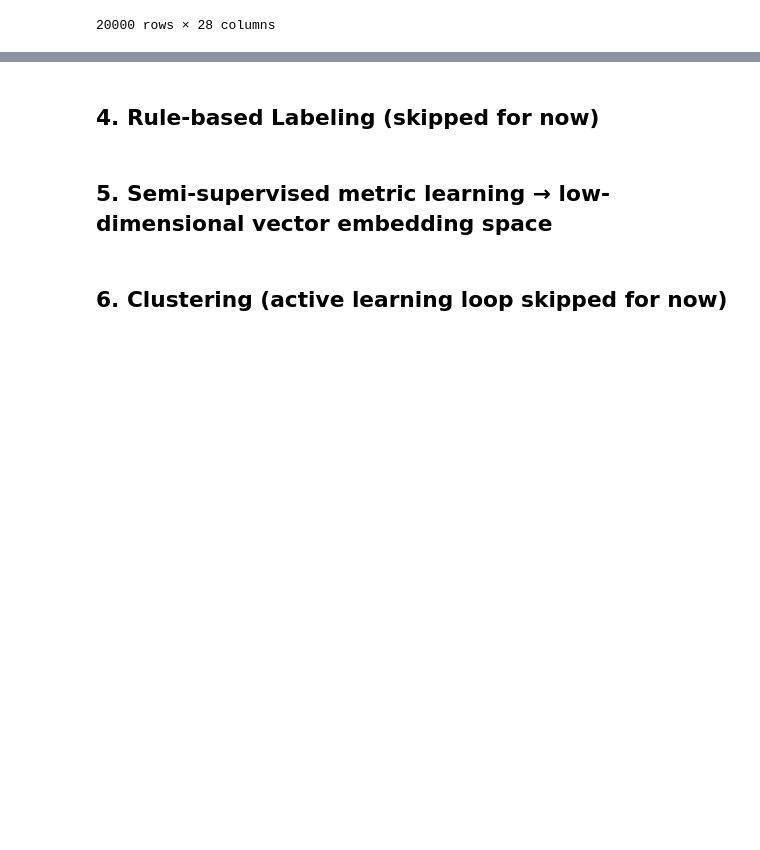
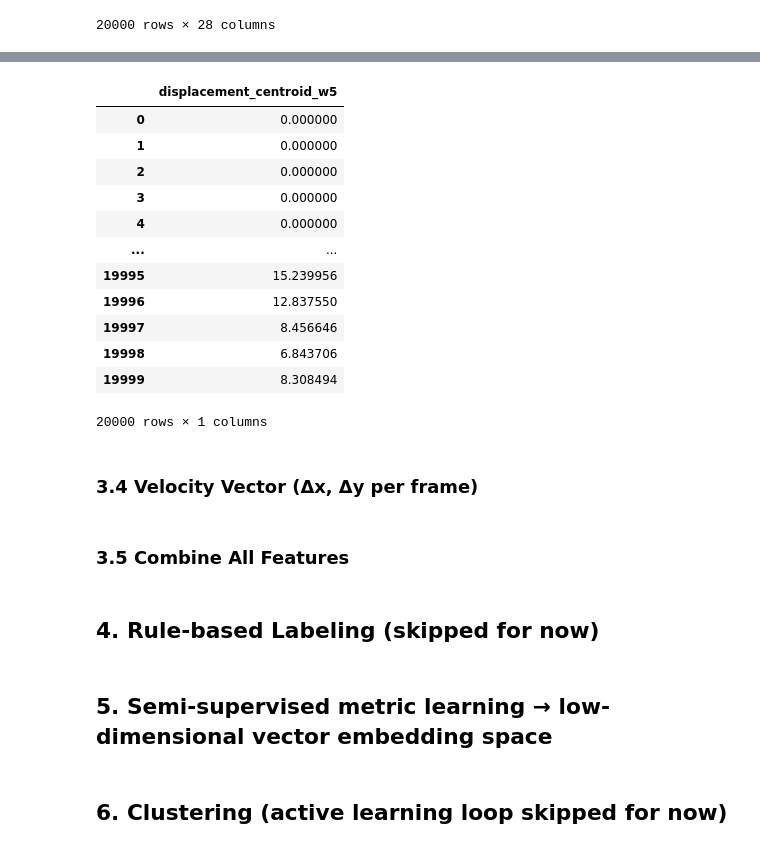
Before and after one commit to NingyueZhou/BehavClass, a Jupyter notebook: code/classification.ipynb, the cells around one changed output, grey strips where cells are left out. Cells and saved outputs as stored; diff of their text form; code cells hidden in the pictures; blank space fills up the shorter version.

```diff
--- a/code/classification.ipynb
+++ b/code/classification.ipynb
@@ -22,6 +22,7 @@ LIKELIHOOD_THRESHOLD = 0.6
 BODY_PARTS = ["tailbase", "earR", "earL", "msBase", "msTop", "centroid", "cleft", "cright"]
 RULE_BASED_LABELS = ["shuttles_label_naive1", "shuttles_label_naive2", "shuttles_label_naive3", "shuttles_label_hardcoded", "freezing_label"]
 labels = RULE_BASED_LABELS+["other"]
+TIME_WINDOW = 10 # frames
 # %%
 # Multi-level header
 df_pose_labels = pd.read_csv(DLC_DATASET_PATH + "/labelled_DLC.csv", header=[0, 1], index_col=0)
@@ -304,0 +347,22 @@ df_distances
+# %%
+disp_centroid = compute_displacement(pose_xy["centroid"], window=TIME_WINDOW)
+df_displacement = pd.DataFrame({"displacement_centroid_w5": disp_centroid})
+df_displacement
+# %% [output]
+|  | displacement_centroid_w5 |
+| 0 | 0.000000 |
+| 1 | 0.000000 |
+| 2 | 0.000000 |
+| 3 | 0.000000 |
+| 4 | 0.000000 |
+| ... | ... |
+| 19995 | 15.239956 |
+| 19996 | 12.837550 |
+| 19997 | 8.456646 |
+| 19998 | 6.843706 |
+| 19999 | 8.308494 |
+20000 rows × 1 columns
+# %% [markdown]
+### 3.4 Velocity Vector (Δx, Δy per frame)
+# %% [markdown]
+### 3.5 Combine All Features
```
Also changed, not shown: parts of 7 cells of this notebook.
